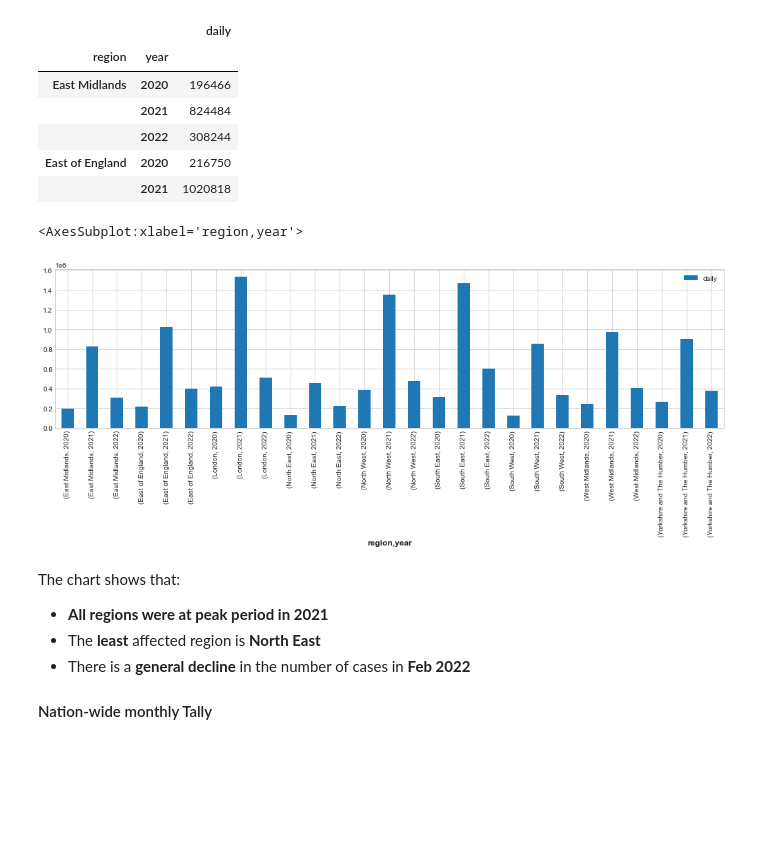
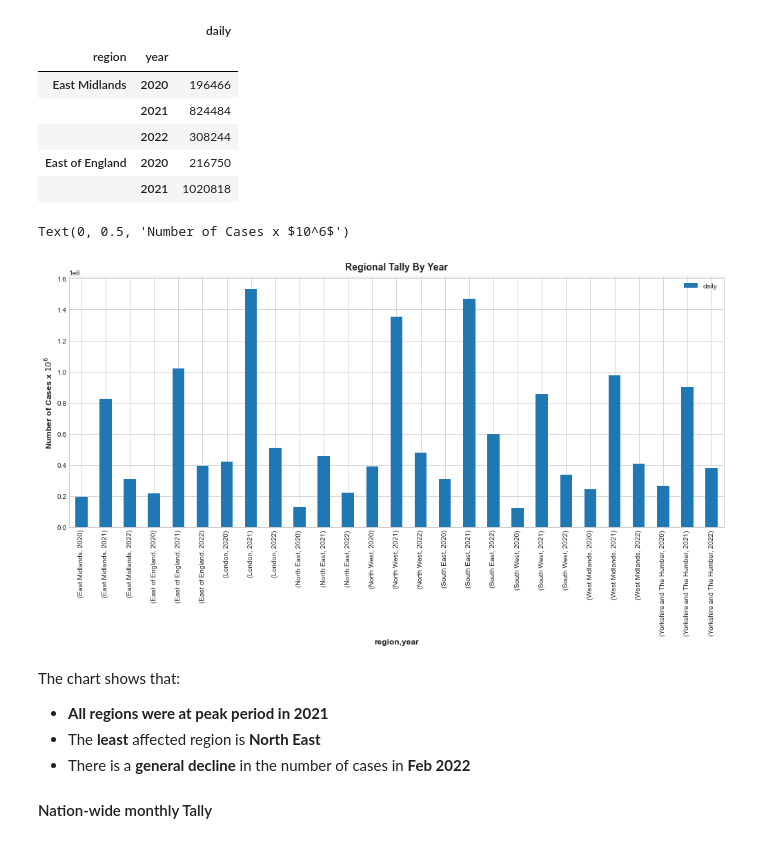
Before and after one commit to CyprianFusi/UK-Covid-19-Data-via-OpenData-API, a Jupyter notebook: uk_covid_dataset_over_api.ipynb, the cells around one changed output. Drawn from its saved outputs; the diff is of its cells as text; code cells hidden in the pictures; blank space fills up the shorter version.

```diff
--- a/uk_covid_dataset_over_api.ipynb
+++ b/uk_covid_dataset_over_api.ipynb
@@ -211,10 +211,12 @@ regional_yearly_df.head()
 | East of England | 2020 | 216750 |
 |  | 2021 | 1020818 |
 # %%
-regional_yearly_df.plot(kind = 'bar', figsize = (14, 6))
+regional_yearly_df.plot(kind = 'bar', figsize = (14, 8))
+plt.title('Regional Tally By Year')
+plt.ylabel('Number of Cases x $10^6$')
 # %% [output]
-<AxesSubplot:xlabel='region,year'>
+Text(0, 0.5, 'Number of Cases x $10^6$')
-[figure, old version]
+[figure, new version]
 # %% [markdown]
 The chart shows that:
 * **All regions were at peak period in 2021**
```
Also changed, not shown: parts of 8 cells of this notebook.
